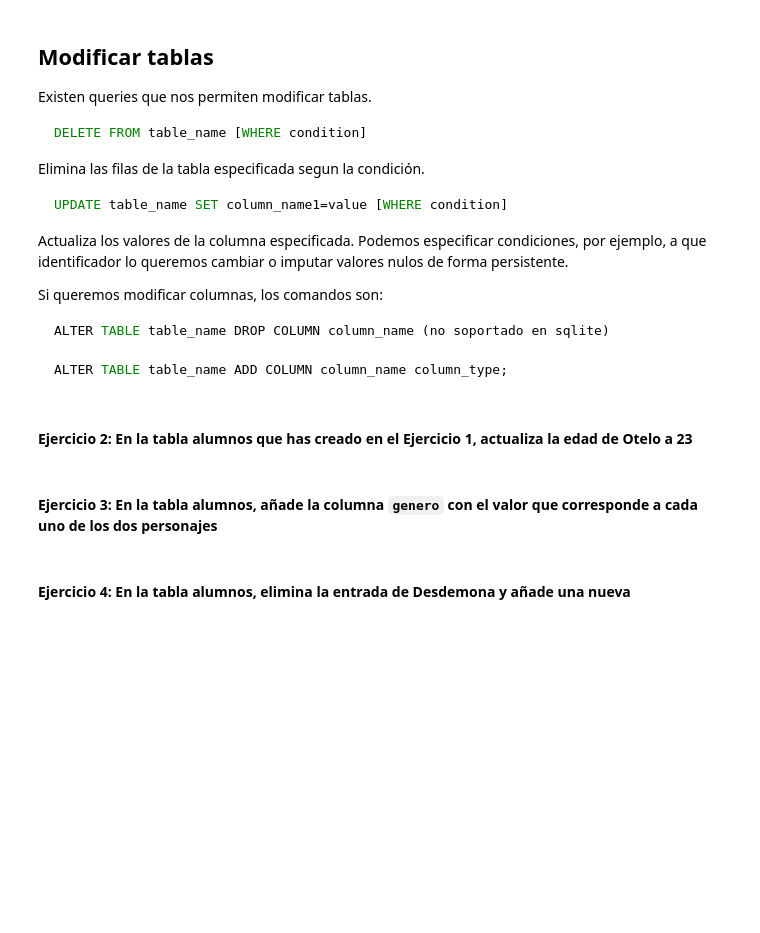
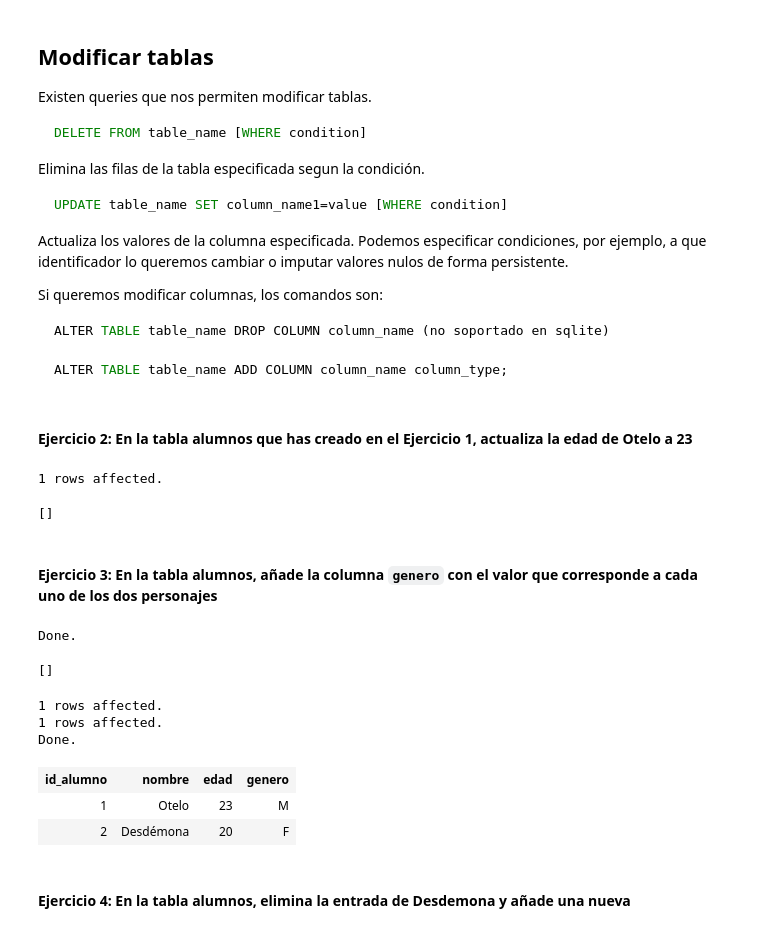
Before and after one commit to vianmarin/MADM-2017, a Jupyter notebook: 2-Bases de datos/1-Introducción al SQL/2 - Introducción al SQL - sesión 2.ipynb, the cells around one changed output. Drawn from its saved outputs; the diff is of its cells as text; code cells hidden in the pictures; blank space fills up the shorter version.

```diff
--- a/2-Bases de datos/1-Introducción al SQL/2 - Introducción al SQL - sesión 2.ipynb
+++ b/2-Bases de datos/1-Introducción al SQL/2 - Introducción al SQL - sesión 2.ipynb
@@ -160,2 +192,10 @@ ALTER TABLE table_name ADD COLUMN column_name column_type;
+# %%
+%%sql
+UPDATE alumnos SET edad=23
+WHERE
+    nombre='Otelo'
+# %% [output]
+1 rows affected.
+[]
 # %% [markdown]
 #### Ejercicio 3: En la tabla alumnos, añade la columna `genero` con el valor que corresponde a cada uno de los dos personajes
@@ -164,2 +202,28 @@ ALTER TABLE table_name ADD COLUMN column_name column_type;
+# %%
+%%sql
+
+ALTER TABLE alumnos
+ADD genero TEXT
+# %% [output]
+Done.
+[]
+# %%
+%%sql
+UPDATE alumnos SET genero='M'
+WHERE
+    nombre LIKE('Ot%');
+
+UPDATE alumnos SET genero='F'
+WHERE
+    nombre LIKE('%a');
+
+SELECT * FROM alumnos;
+# %% [output]
+1 rows affected.
+1 rows affected.
+Done.
+| id_alumno | nombre | edad | genero |
+| 1 | Otelo | 23 | M |
+| 2 | Desdémona | 20 | F |
 # %% [markdown]
 #### Ejercicio 4: En la tabla alumnos, elimina la entrada de Desdemona y añade una nueva
```
Also changed, not shown: parts of 23 cells of this notebook, 4 other files.
